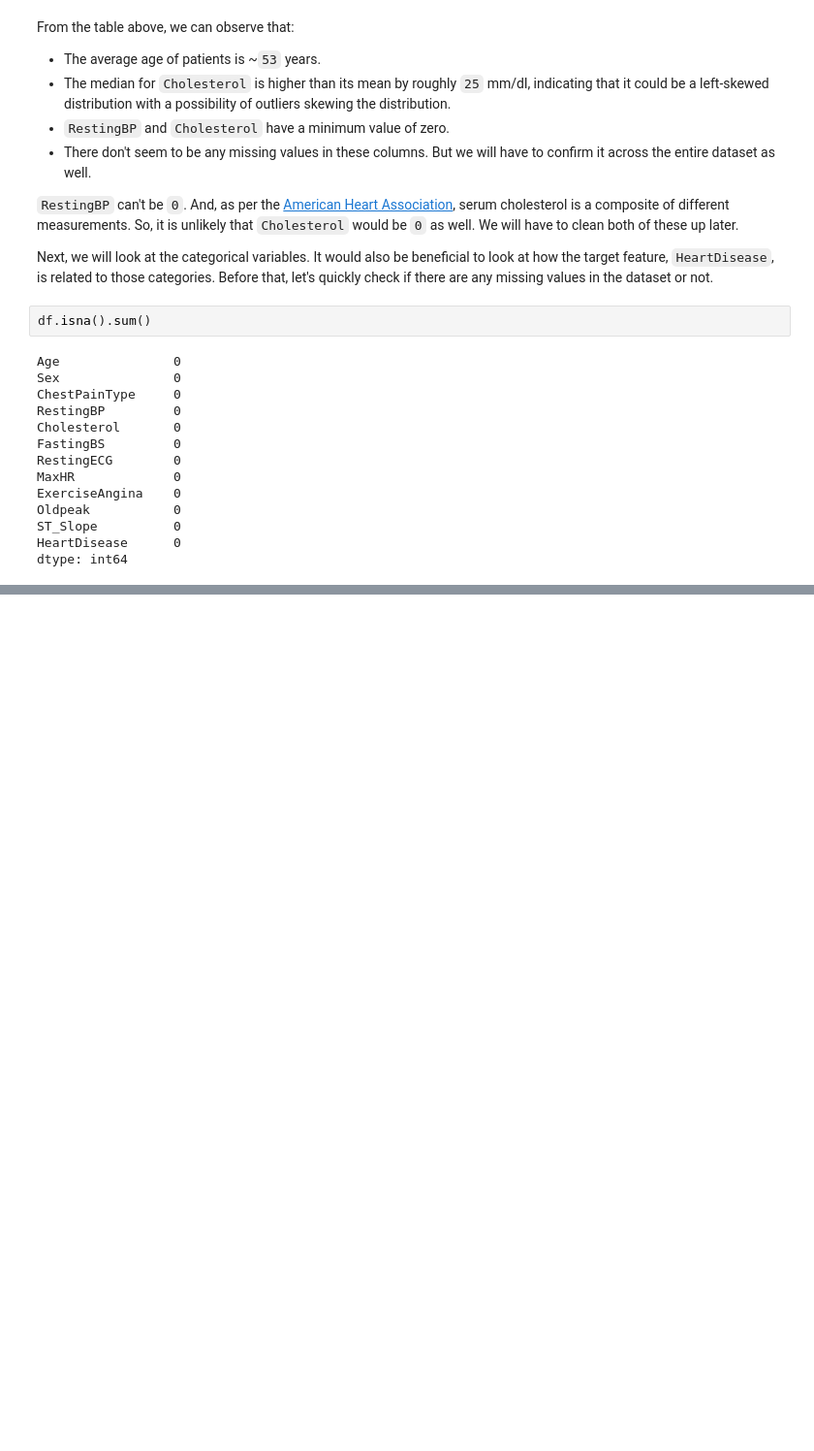
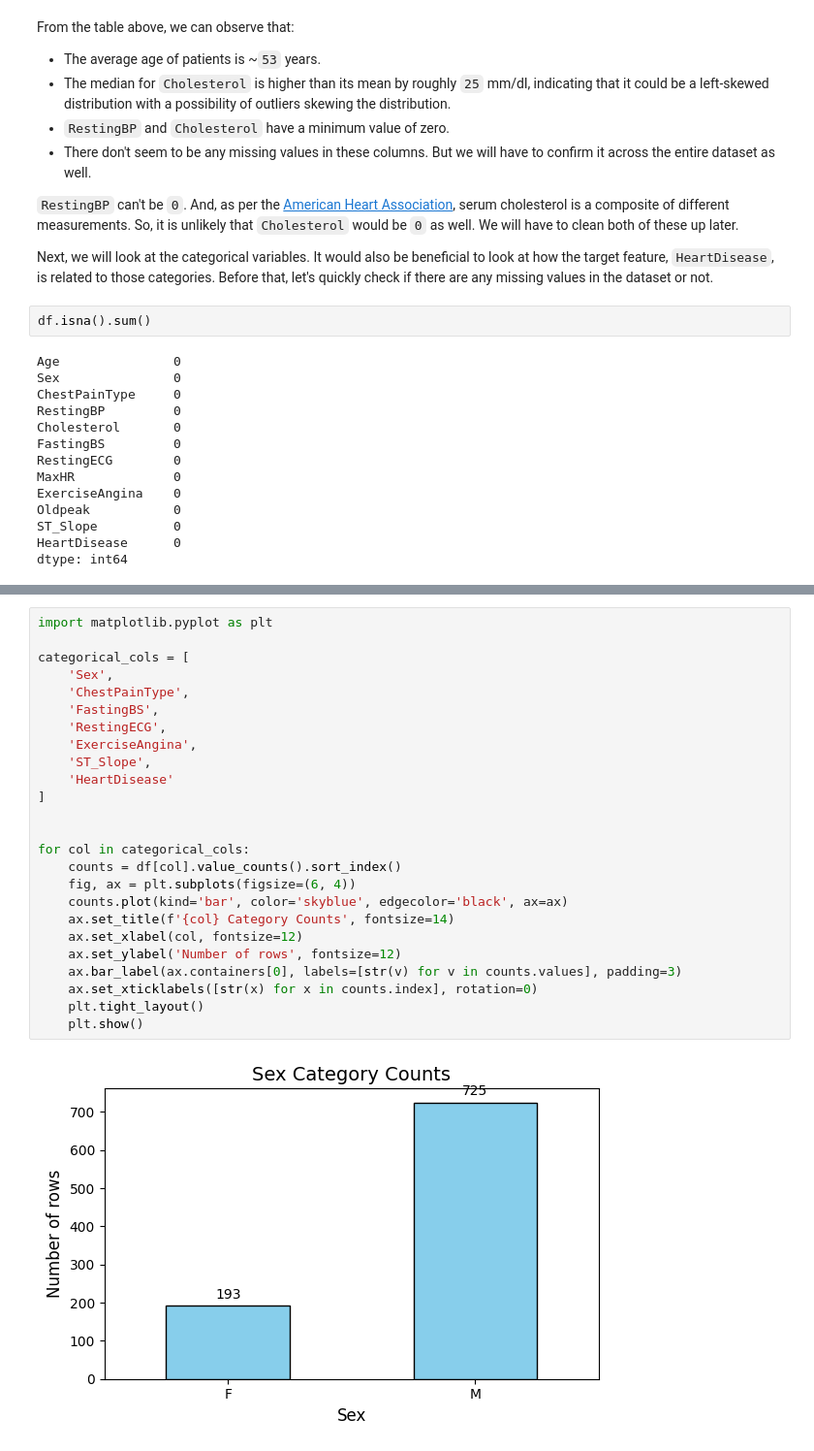
Before and after one commit to BahrouniAyoub/Predicting-Heart-Disease, a Jupyter notebook: Predicting_Heart_Disease.ipynb, the cells around one changed output, grey strips where cells are left out. Shown at 97% size. Saved outputs shown, nothing was run; the diff lists cells and outputs as text; blank space fills up the shorter version.

```diff
--- a/Predicting_Heart_Disease.ipynb
+++ b/Predicting_Heart_Disease.ipynb
@@ -165,0 +103,27 @@ This dataset contains clinical and demographic information about patients, colle
+# %%
+import matplotlib.pyplot as plt
+
+categorical_cols = [
+    'Sex',
+    'ChestPainType',
+    'FastingBS',
+    'RestingECG',
+    'ExerciseAngina',
+    'ST_Slope',
+    'HeartDisease'
+]
+
+
+for col in categorical_cols:
+    counts = df[col].value_counts().sort_index()
+    fig, ax = plt.subplots(figsize=(6, 4))
+    counts.plot(kind='bar', color='skyblue', edgecolor='black', ax=ax)
+    ax.set_title(f'{col} Category Counts', fontsize=14)
+    ax.set_xlabel(col, fontsize=12)
+    ax.set_ylabel('Number of rows', fontsize=12)
+    ax.bar_label(ax.containers[0], labels=[str(v) for v in counts.values], padding=3)
+    ax.set_xticklabels([str(x) for x in counts.index], rotation=0)
+    plt.tight_layout()
+    plt.show()
+# %% [output]
+[figure, added]
```
Also changed, not shown: parts of 12 cells of this notebook.
